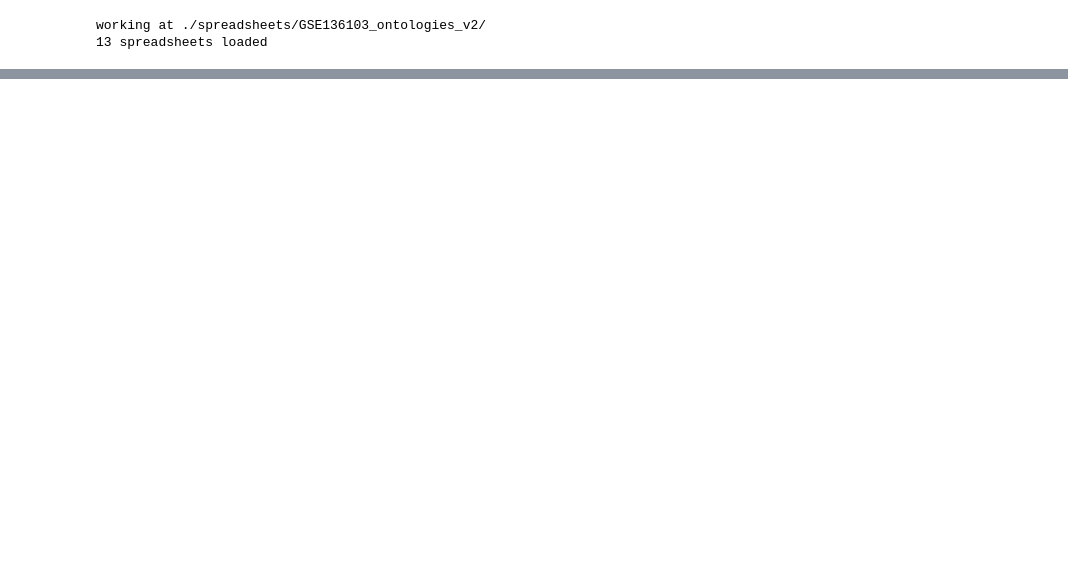
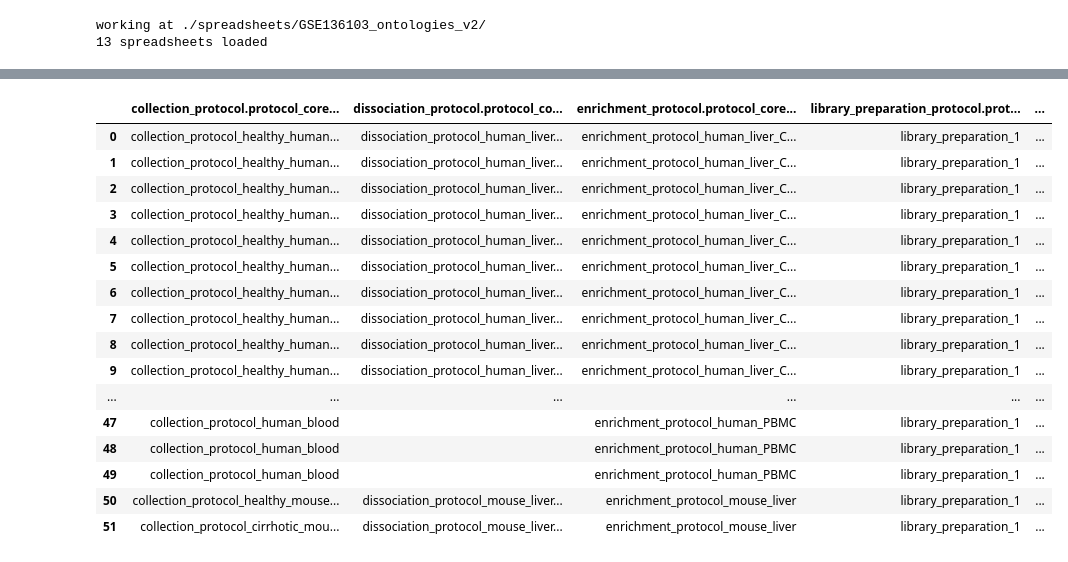
Before and after one commit to ebi-ait/hca-to-scea-tools, a Jupyter notebook: hca2scea-backend/Untitled.ipynb, the cells around one changed output, grey strips where cells are left out. Drawn from its saved outputs; the diff is of its cells as text; code cells hidden in the pictures; blank space fills up the shorter version.

Commit message:
fixed nan in protocols

```diff
--- a/hca2scea-backend/Untitled.ipynb
+++ b/hca2scea-backend/Untitled.ipynb
@@ -58,6 +58,7 @@ def get_all_spreadsheets(work_dir):
 
     for name, file_name in spreadsheets.items():
         newSheet = pd.read_csv(file_name, header=0, sep=";", skiprows=[0,1,2,4])
+        newSheet = newSheet.fillna('')
         newSheet = newSheet.applymap(str)
         newSheet = newSheet.applymap(lambda x: x.strip())
         spreadsheets[name] = newSheet.loc[:, ~newSheet.columns.str.contains('^Unnamed')]
@@ -448,0 +292,20 @@ with open(f"{work_dir}/{idf_file_name}", "w") as idf_file:
+# %%
+big_table[[x for x in big_table.columns if x.endswith('protocol_id')]]
+# %% [output]
+|  | collection_protocol.protocol_core... | dissociation_protocol.protocol_co... | enrichment_protocol.protocol_core... | library_preparation_protocol.prot... | ... |
+| 0 | collection_protocol_healthy_human... | dissociation_protocol_human_liver... | enrichment_protocol_human_liver_C... | library_preparation_1 | ... |
+| 1 | collection_protocol_healthy_human... | dissociation_protocol_human_liver... | enrichment_protocol_human_liver_C... | library_preparation_1 | ... |
+| 2 | collection_protocol_healthy_human... | dissociation_protocol_human_liver... | enrichment_protocol_human_liver_C... | library_preparation_1 | ... |
+| 3 | collection_protocol_healthy_human... | dissociation_protocol_human_liver... | enrichment_protocol_human_liver_C... | library_preparation_1 | ... |
+| 4 | collection_protocol_healthy_human... | dissociation_protocol_human_liver... | enrichment_protocol_human_liver_C... | library_preparation_1 | ... |
+| 5 | collection_protocol_healthy_human... | dissociation_protocol_human_liver... | enrichment_protocol_human_liver_C... | library_preparation_1 | ... |
+| 6 | collection_protocol_healthy_human... | dissociation_protocol_human_liver... | enrichment_protocol_human_liver_C... | library_preparation_1 | ... |
+| 7 | collection_protocol_healthy_human... | dissociation_protocol_human_liver... | enrichment_protocol_human_liver_C... | library_preparation_1 | ... |
+| 8 | collection_protocol_healthy_human... | dissociation_protocol_human_liver... | enrichment_protocol_human_liver_C... | library_preparation_1 | ... |
+| 9 | collection_protocol_healthy_human... | dissociation_protocol_human_liver... | enrichment_protocol_human_liver_C... | library_preparation_1 | ... |
+| ... | ... | ... | ... | ... | ... |
+| 47 | collection_protocol_human_blood |  | enrichment_protocol_human_PBMC | library_preparation_1 | ... |
+| 48 | collection_protocol_human_blood |  | enrichment_protocol_human_PBMC | library_preparation_1 | ... |
+| 49 | collection_protocol_human_blood |  | enrichment_protocol_human_PBMC | library_preparation_1 | ... |
+| 50 | collection_protocol_healthy_mouse... | dissociation_protocol_mouse_liver... | enrichment_protocol_mouse_liver | library_preparation_1 | ... |
+| 51 | collection_protocol_cirrhotic_mou... | dissociation_protocol_mouse_liver... | enrichment_protocol_mouse_liver | library_preparation_1 | ... |
```
Also changed, not shown: parts of 8 cells of this notebook, 6 other files.
